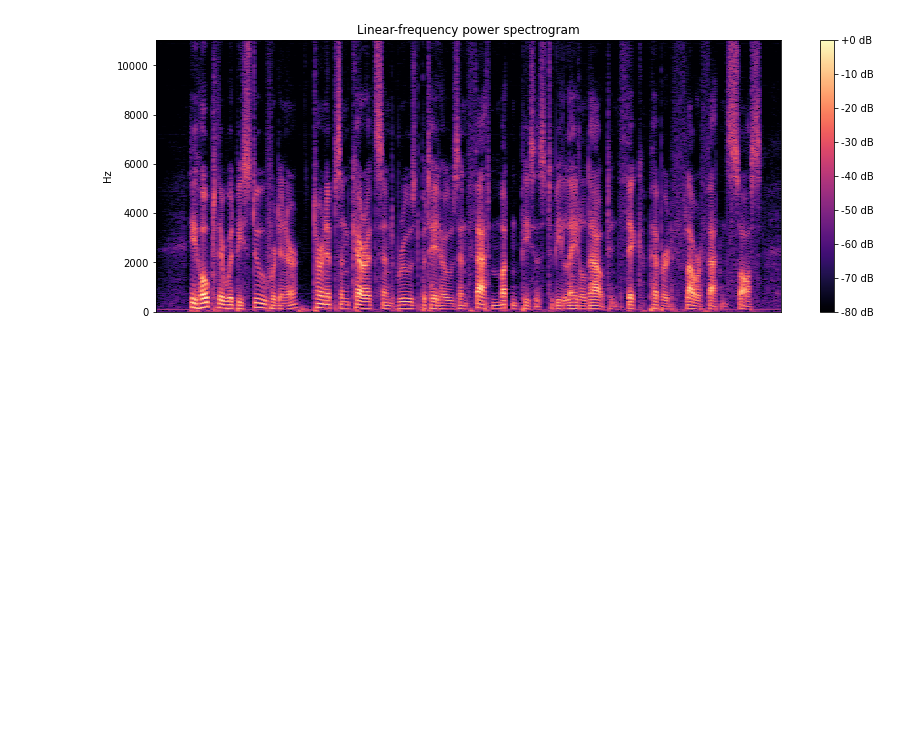
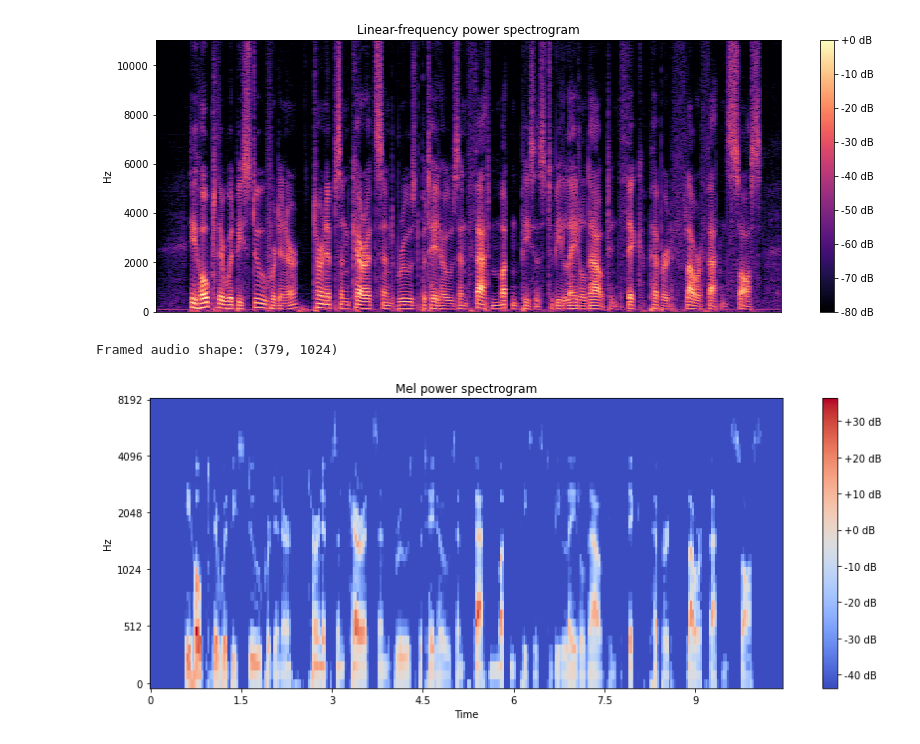
Before and after one commit to DevTae/Digital-Signal-Processing-Exercise, a Jupyter notebook: Digital-Signal-Processing-Exercise.ipynb, the cells around one changed output. Cells and saved outputs as stored; diff of their text form; code cells hidden in the pictures; blank space fills up the shorter version.

Commit message:
Update ipynb file to add the Mel-Filter bank and the Mel-Spectrogram

```diff
--- a/Digital-Signal-Processing-Exercise.ipynb
+++ b/Digital-Signal-Processing-Exercise.ipynb
@@ -313,4 +307,19 @@ Text(0.5, 1.0, 'Linear-frequency power spectrogram')
 # Window function
 # main-lobe의 width와 side-lobe의 라벨의 Trade-off를 제어해준다. 또한, 깁스 현상을 막아준다.
 # %%
-# 22분 진행
+# Frame Audio
+# audio 데이터를 2배로 만들어 (reflect (ex. 1234 -> 32123432)) hop_size 만큼 frame 만듦
+def frame_audio(audio, FFT_size=1024, hop_size=20, sample_rate=22050):
+    audio = np.pad(audio, int(FFT_size/2), mode='reflect') # 양쪽에 FFT_size/2 만큼 붙임. 입력된 신호를 역재생한 것을 이어붙임
+    frame_len = np.round(sample_rate*hop_size / 1000).astype(int) # hop_size 늘어날수록 frame_len (길이) 늘어남
+    frame_num = int((len(audio) - FFT_size) / frame_len) + 1 # frame 개수
+    frames = np.zeros((frame_num, FFT_size))
+
+    for n in range(frame_num):
+        frames[n] = audio[n*frame_len:n*frame_len+FFT_size]
+    return frames
+
+audio_framed = frame_audio(audio_np)
+print("Framed audio shape: {}".format(audio_framed.shape))
+# %% [output]
+Framed audio shape: (379, 1024)
@@ -316,0 +339,24 @@ Text(0.5, 1.0, 'Linear-frequency power spectrogram')
+# %%
+# STFT
+S = librosa.core.stft(audio_np, n_fft=1024, hop_length=512, win_length=1024)
+# phase 정보 제거
+D = np.abs(S)**2
+# %%
+# Mel Spectrogram (512 -> 40) (ex. 40, 92, 128)
+# 문제에 따라 n_mels 다른 수치로 접근하는 것은 좋음
+# 갖고 있는 데이터 클래스 별로 Spectrogram 을 구하고 평균값을 보고 n_mels 값 정할 수 있음
+# 8000hz 까지 올라간다고 한다면 거기까지 구별이 가능할 정도의 mel-bin 을 사용하면 됨
+# high-frequency 을 커버하기 위해서는 n_mels 를 잘게 쪼개야겠다는 판단을 할 수 있음
+# 저음역대에서는 n_mels 를 작게 설정할 수 있겠다
+
+mel_basis = librosa.filters.mel(sr, 1024, n_mels=40) # 40 개의 categorical 한 mel-scaled bin
+mel_S = np.dot(mel_basis, D)
+mel_S.shape
+
+fig = plt.figure(figsize=(12,5))
+librosa.display.specshow(librosa.power_to_db(mel_S), sr=sr, x_axis='time', y_axis='mel')
+plt.title('Mel power spectrogram')
+plt.colorbar(format='%+02.0f dB')
+plt.tight_layout()
+# %% [output]
+[figure, added]
```
Also changed, not shown: parts of 9 cells of this notebook.
